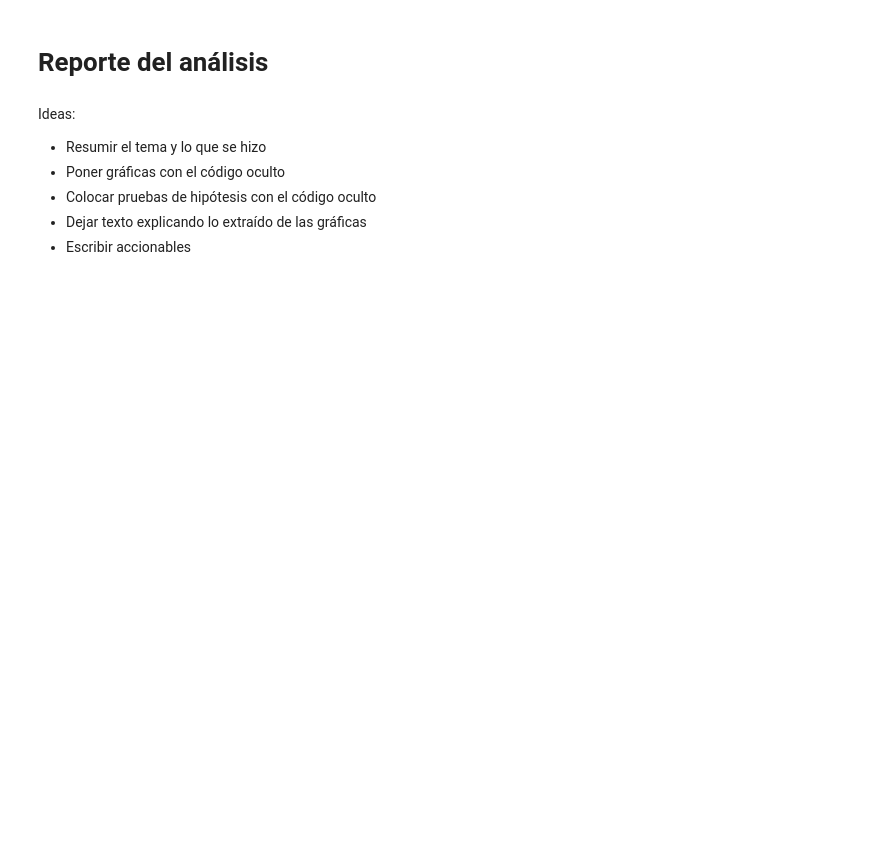
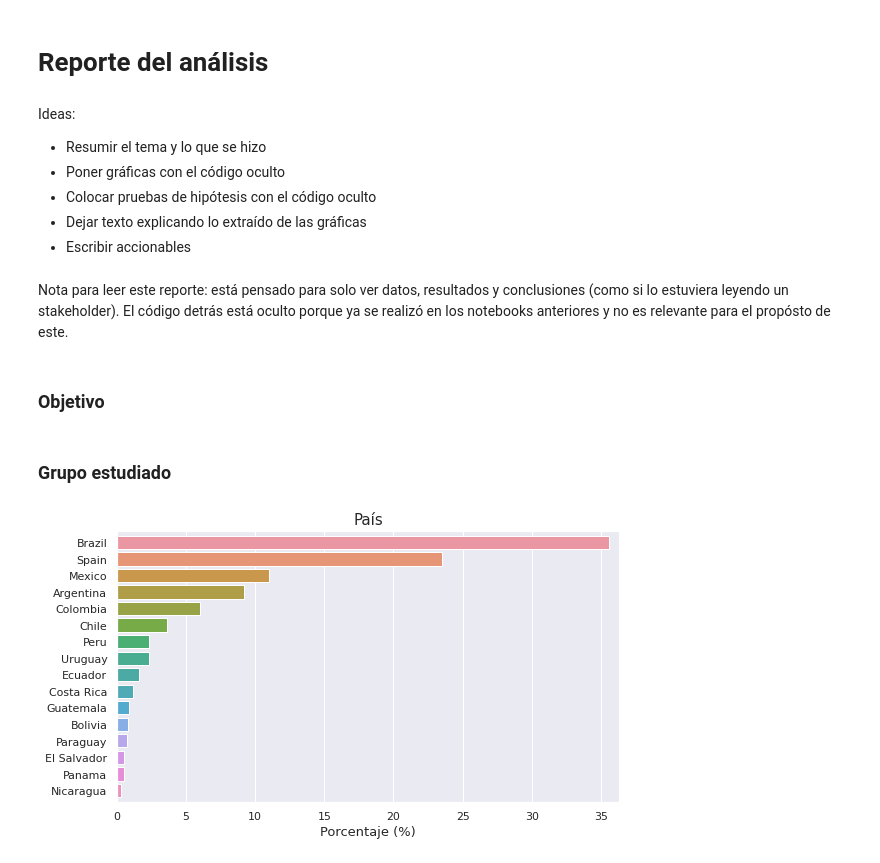
Before and after one commit to anthonymanotoa/survey-dev, a Jupyter notebook: notebooks/4-report.ipynb, the cells around one changed output. Cells and saved outputs as stored; diff of their text form; code cells hidden in the pictures; blank space fills up the shorter version.

```diff
--- a/notebooks/4-report.ipynb
+++ b/notebooks/4-report.ipynb
@@ -7,3 +7,50 @@ Ideas:
 - Colocar pruebas de hipótesis con el código oculto
 - Dejar texto explicando lo extraído de las gráficas
 - Escribir accionables
+# %% [markdown]
+Nota para leer este reporte: está pensado para solo ver datos, resultados y conclusiones (como si lo estuviera leyendo un stakeholder). El código detrás está oculto porque ya se realizó en los notebooks anteriores y no es relevante para el propósto de este.
+# %% [markdown]
+### Objetivo
+# %% [markdown]
+### Grupo estudiado
+# %%
+# import libraries
+import pandas as pd
+import numpy as np
+import matplotlib.pyplot as plt
+import seaborn as sns
+import plotly.express as px
+import plotly.io as pio
+import os
+from scipy import stats
+from hypothesize.utilities import trim_mean
+from hypothesize.compare_groups_with_single_factor import pb2gen
+
+# read the data
+path = os.path.join(os.getcwd(), os.pardir, 'data', 'processed')
+df = pd.read_csv(os.path.join(path, 'survey.csv'))
+
+# set styles
+sns.set_theme()
+pio.templates.default = 'ggplot2'
+
+# function fro plotting
+def barploth_normalized(data, title='Title', figsize=(9, 5), padding=-30, label=True):
+
+    if data.shape[0] < 30:
+        df_plot = data
+    else:
+        df_plot = data.value_counts(normalize=True)
+
+    fig, ax = plt.subplots(figsize=figsize)
+    ax = sns.barplot(x=round(df_plot*100, 1), y=df_plot.index)
+    if label:
+        ax.bar_label(ax.containers[0], padding=padding, size=11)
+    plt.title(title, size=15)
+    plt.xlabel('Porcentaje (%)', size=13)
+    plt.margins(0.02)
+    plt.show()
+# %%
+barploth_normalized(data=df.Country, title='País', label=False)
+# %% [output]
+[figure, added]
```
Also changed, not shown: parts of 1 cell of this notebook, 3 other files.
